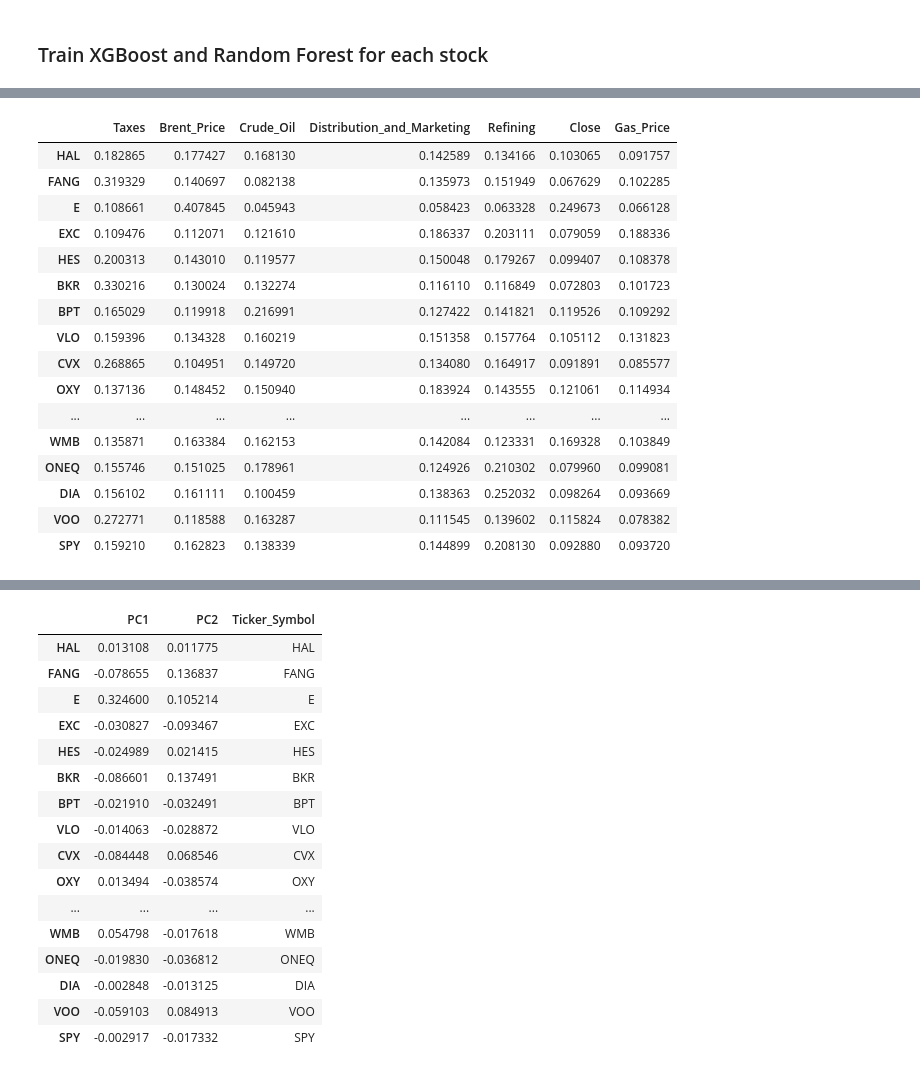
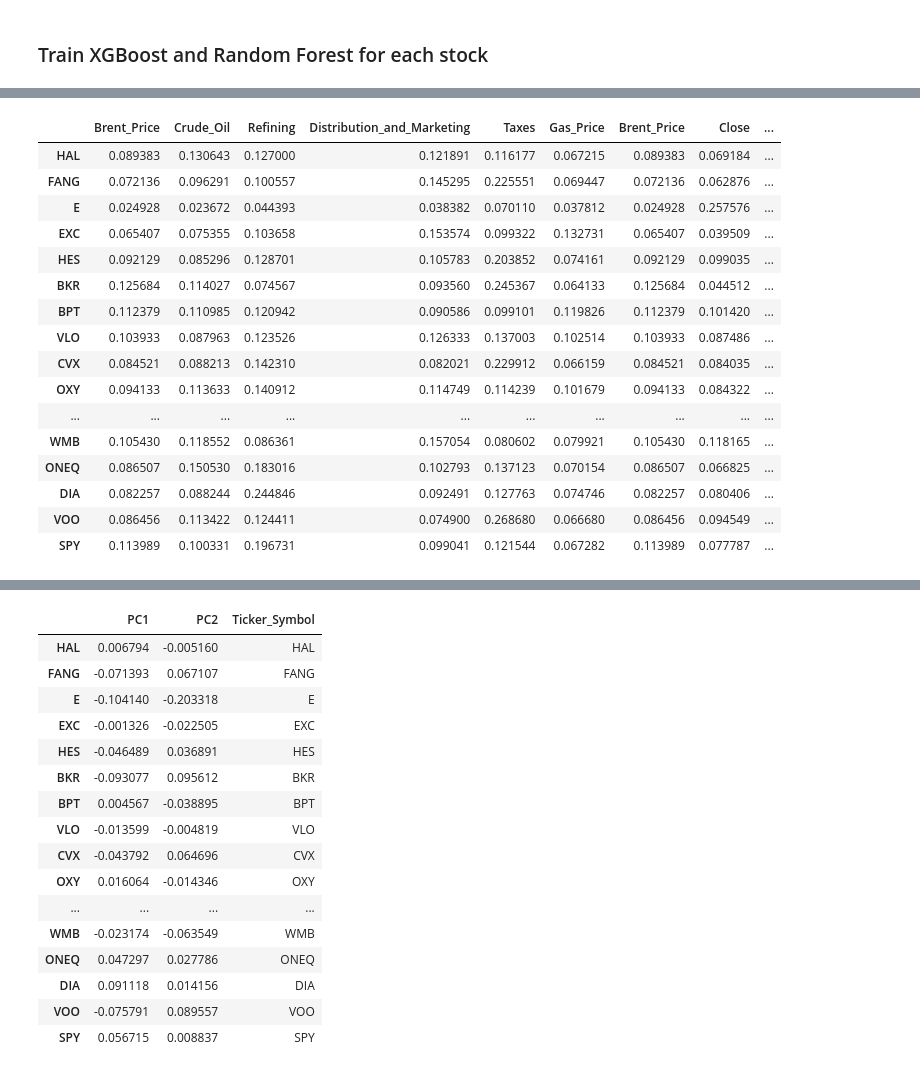
Before and after one commit to RheaBose/Citadel-women-datathon-2025, a Jupyter notebook: stock/predict_logreturn_stock_separate.ipynb, the cells around one changed output, grey strips where cells are left out. Cells and saved outputs as stored; diff of their text form; code cells hidden in the pictures.

```diff
--- a/stock/predict_logreturn_stock_separate.ipynb
+++ b/stock/predict_logreturn_stock_separate.ipynb
@@ -27,6 +27,9 @@ feature_cols = [
     col for col in df.columns
     if (
         col == 'Close_lag_1'
+        # or col == 'Gas_Price_lag_1'
+        or col == 'Brent_Price'
+        or col == 'Gas_Price'
         or col == 'Stock_Number'
         or '_logreturn' in col
     )
@@ -70,7 +73,8 @@ for symbol in df['Ticker_Symbol'].unique():
     )
 
     # 5) Fit model
-    model = XGBRegressor(random_state=42)
+    model = XGBRegressor(random_state = 42, n_estimators=50, learning_rate=0.1, max_depth=5)
+
     model.fit(X_train, y_train)
 
     # 6) Predict & evaluate
@@ -153,38 +157,42 @@ BKR test MSE: 1.6811531146433674
 # %%
 # 1. Gather all unique features
 features = results[next(iter(results))]['feature_importances']['feature'].tolist()
 
 # 2. Initialize an empty DataFrame
 imp_matrix = pd.DataFrame(
     index=results.keys(),
     columns=features,
     data=0.0
 )
 
 # 3. Fill in importances
 for symbol, res in results.items():
-    fi = res['feature_importances']
-    imp_matrix.loc[symbol, fi['feature']] = fi['importance'].values
+    fi = res['feature_importances'].set_index('feature')
+    for feat, val in fi['importance'].items():
+        imp_matrix.loc[symbol, feat] = val
+# for symbol, res in results.items():
+#     fi = res['feature_importances']
+#     imp_matrix.loc[symbol, fi['feature']] = fi['importance'].values
 
 imp_matrix
 # %% [output]
-|  | Taxes | Brent_Price | Crude_Oil | Distribution_and_Marketing | Refining | Close | Gas_Price |
-| HAL | 0.182865 | 0.177427 | 0.168130 | 0.142589 | 0.134166 | 0.103065 | 0.091757 |
-| FANG | 0.319329 | 0.140697 | 0.082138 | 0.135973 | 0.151949 | 0.067629 | 0.102285 |
-| E | 0.108661 | 0.407845 | 0.045943 | 0.058423 | 0.063328 | 0.249673 | 0.066128 |
-| EXC | 0.109476 | 0.112071 | 0.121610 | 0.186337 | 0.203111 | 0.079059 | 0.188336 |
-| HES | 0.200313 | 0.143010 | 0.119577 | 0.150048 | 0.179267 | 0.099407 | 0.108378 |
-| BKR | 0.330216 | 0.130024 | 0.132274 | 0.116110 | 0.116849 | 0.072803 | 0.101723 |
-| BPT | 0.165029 | 0.119918 | 0.216991 | 0.127422 | 0.141821 | 0.119526 | 0.109292 |
-| VLO | 0.159396 | 0.134328 | 0.160219 | 0.151358 | 0.157764 | 0.105112 | 0.131823 |
-| CVX | 0.268865 | 0.104951 | 0.149720 | 0.134080 | 0.164917 | 0.091891 | 0.085577 |
-| OXY | 0.137136 | 0.148452 | 0.150940 | 0.183924 | 0.143555 | 0.121061 | 0.114934 |
-| ... | ... | ... | ... | ... | ... | ... | ... |
-| WMB | 0.135871 | 0.163384 | 0.162153 | 0.142084 | 0.123331 | 0.169328 | 0.103849 |
-| ONEQ | 0.155746 | 0.151025 | 0.178961 | 0.124926 | 0.210302 | 0.079960 | 0.099081 |
-| DIA | 0.156102 | 0.161111 | 0.100459 | 0.138363 | 0.252032 | 0.098264 | 0.093669 |
-| VOO | 0.272771 | 0.118588 | 0.163287 | 0.111545 | 0.139602 | 0.115824 | 0.078382 |
-| SPY | 0.159210 | 0.162823 | 0.138339 | 0.144899 | 0.208130 | 0.092880 | 0.093720 |
+|  | Brent_Price | Crude_Oil | Refining | Distribution_and_Marketing | Taxes | Gas_Price | Brent_Price | Close | ... |
+| HAL | 0.089383 | 0.130643 | 0.127000 | 0.121891 | 0.116177 | 0.067215 | 0.089383 | 0.069184 | ... |
+| FANG | 0.072136 | 0.096291 | 0.100557 | 0.145295 | 0.225551 | 0.069447 | 0.072136 | 0.062876 | ... |
+| E | 0.024928 | 0.023672 | 0.044393 | 0.038382 | 0.070110 | 0.037812 | 0.024928 | 0.257576 | ... |
+| EXC | 0.065407 | 0.075355 | 0.103658 | 0.153574 | 0.099322 | 0.132731 | 0.065407 | 0.039509 | ... |
+| HES | 0.092129 | 0.085296 | 0.128701 | 0.105783 | 0.203852 | 0.074161 | 0.092129 | 0.099035 | ... |
+| BKR | 0.125684 | 0.114027 | 0.074567 | 0.093560 | 0.245367 | 0.064133 | 0.125684 | 0.044512 | ... |
+| BPT | 0.112379 | 0.110985 | 0.120942 | 0.090586 | 0.099101 | 0.119826 | 0.112379 | 0.101420 | ... |
+| VLO | 0.103933 | 0.087963 | 0.123526 | 0.126333 | 0.137003 | 0.102514 | 0.103933 | 0.087486 | ... |
+| CVX | 0.084521 | 0.088213 | 0.142310 | 0.082021 | 0.229912 | 0.066159 | 0.084521 | 0.084035 | ... |
+| OXY | 0.094133 | 0.113633 | 0.140912 | 0.114749 | 0.114239 | 0.101679 | 0.094133 | 0.084322 | ... |
+| ... | ... | ... | ... | ... | ... | ... | ... | ... | ... |
+| WMB | 0.105430 | 0.118552 | 0.086361 | 0.157054 | 0.080602 | 0.079921 | 0.105430 | 0.118165 | ... |
+| ONEQ | 0.086507 | 0.150530 | 0.183016 | 0.102793 | 0.137123 | 0.070154 | 0.086507 | 0.066825 | ... |
+| DIA | 0.082257 | 0.088244 | 0.244846 | 0.092491 | 0.127763 | 0.074746 | 0.082257 | 0.080406 | ... |
+| VOO | 0.086456 | 0.113422 | 0.124411 | 0.074900 | 0.268680 | 0.066680 | 0.086456 | 0.094549 | ... |
+| SPY | 0.113989 | 0.100331 | 0.196731 | 0.099041 | 0.121544 | 0.067282 | 0.113989 | 0.077787 | ... |
 # %%
 import pandas as pd
 
@@ -229,21 +237,21 @@ emb_df['Ticker_Symbol'] = emb_df.index
 emb_df
 # %% [output]
 |  | PC1 | PC2 | Ticker_Symbol |
-| HAL | 0.013108 | 0.011775 | HAL |
-| FANG | -0.078655 | 0.136837 | FANG |
-| E | 0.324600 | 0.105214 | E |
-| EXC | -0.030827 | -0.093467 | EXC |
-| HES | -0.024989 | 0.021415 | HES |
-| BKR | -0.086601 | 0.137491 | BKR |
-| BPT | -0.021910 | -0.032491 | BPT |
-| VLO | -0.014063 | -0.028872 | VLO |
-| CVX | -0.084448 | 0.068546 | CVX |
-| OXY | 0.013494 | -0.038574 | OXY |
+| HAL | 0.006794 | -0.005160 | HAL |
+| FANG | -0.071393 | 0.067107 | FANG |
+| E | -0.104140 | -0.203318 | E |
+| EXC | -0.001326 | -0.022505 | EXC |
+| HES | -0.046489 | 0.036891 | HES |
+| BKR | -0.093077 | 0.095612 | BKR |
+| BPT | 0.004567 | -0.038895 | BPT |
+| VLO | -0.013599 | -0.004819 | VLO |
+| CVX | -0.043792 | 0.064696 | CVX |
+| OXY | 0.016064 | -0.014346 | OXY |
 | ... | ... | ... | ... |
-| WMB | 0.054798 | -0.017618 | WMB |
-| ONEQ | -0.019830 | -0.036812 | ONEQ |
-| DIA | -0.002848 | -0.013125 | DIA |
-| VOO | -0.059103 | 0.084913 | VOO |
-| SPY | -0.002917 | -0.017332 | SPY |
+| WMB | -0.023174 | -0.063549 | WMB |
+| ONEQ | 0.047297 | 0.027786 | ONEQ |
+| DIA | 0.091118 | 0.014156 | DIA |
+| VOO | -0.075791 | 0.089557 | VOO |
+| SPY | 0.056715 | 0.008837 | SPY |
 # %%
 # 2) Define clustering algorithms
```
Also changed, not shown: parts of 12 cells of this notebook.
